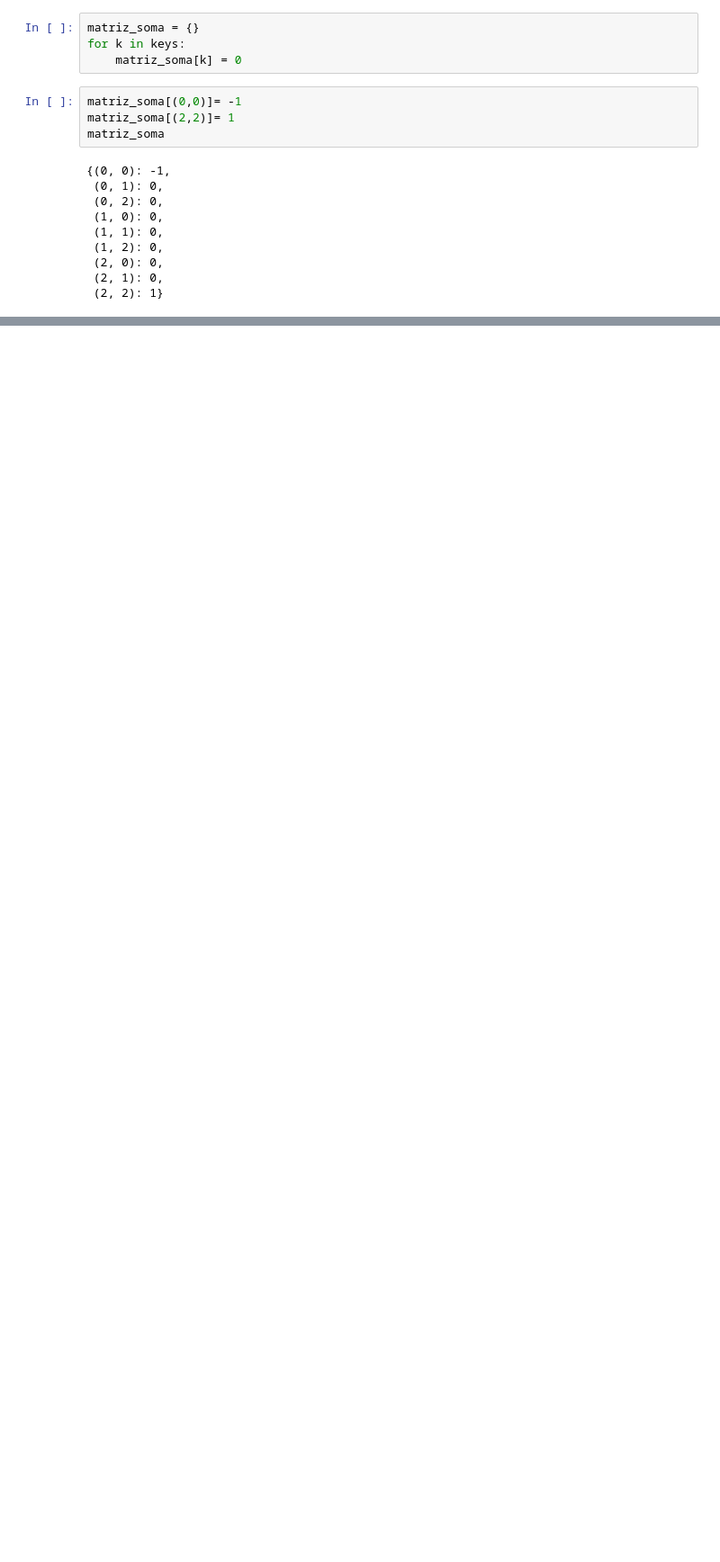
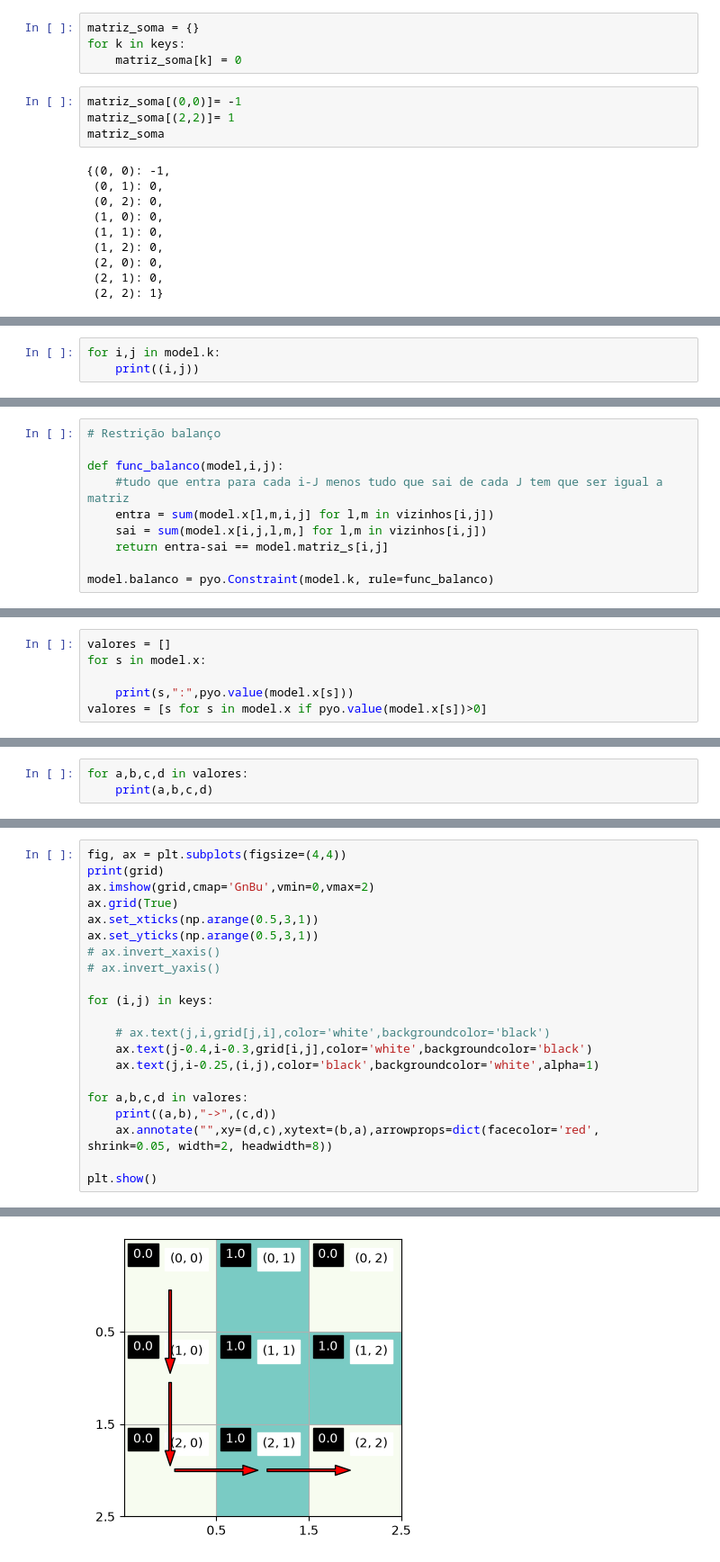
Before and after one commit to JoaoNogaroli/mestrado, a Jupyter notebook: projetos/menor-caminho/app.ipynb, the cells around one changed output, grey strips where cells are left out. Shown at 90% size. Drawn from its saved outputs; the diff is of its cells as text; blank space fills up the shorter version.

```diff
--- a/projetos/menor-caminho/app.ipynb
+++ b/projetos/menor-caminho/app.ipynb
@@ -141,0 +189,3 @@ model.pprint()
+# %%
+for i,j in model.k:
+    print((i,j))
@@ -141,0 +202,10 @@ model.pprint()
+# %%
+# Restrição balanço
+
+def func_balanco(model,i,j):
+    #tudo que entra para cada i-J menos tudo que sai de cada J tem que ser igual a matriz
+    entra = sum(model.x[l,m,i,j] for l,m in vizinhos[i,j])
+    sai = sum(model.x[i,j,l,m,] for l,m in vizinhos[i,j])
+    return entra-sai == model.matriz_s[i,j]
+
+model.balanco = pyo.Constraint(model.k, rule=func_balanco)
@@ -141,0 +221,6 @@ model.pprint()
+# %%
+valores = []
+for s in model.x:
+
+    print(s,":",pyo.value(model.x[s]))
+valores = [s for s in model.x if pyo.value(model.x[s])>0]
@@ -141,0 +245,3 @@ model.pprint()
+# %%
+for a,b,c,d in valores:
+    print(a,b,c,d)
@@ -141,0 +263,22 @@ model.pprint()
+# %%
+fig, ax = plt.subplots(figsize=(4,4))
+print(grid)
+ax.imshow(grid,cmap='GnBu',vmin=0,vmax=2)
+ax.grid(True)
+ax.set_xticks(np.arange(0.5,3,1))
+ax.set_yticks(np.arange(0.5,3,1))
+# ax.invert_xaxis()
+# ax.invert_yaxis()
+
+for (i,j) in keys:
+
+    # ax.text(j,i,grid[j,i],color='white',backgroundcolor='black')
+    ax.text(j-0.4,i-0.3,grid[i,j],color='white',backgroundcolor='black')
+    ax.text(j,i-0.25,(i,j),color='black',backgroundcolor='white',alpha=1)
+
+for a,b,c,d in valores:
+    print((a,b),"->",(c,d))
+    ax.annotate("",xy=(d,c),xytext=(b,a),arrowprops=dict(facecolor='red', shrink=0.05, width=2, headwidth=8))
+
+plt.show()
+# %% [output]
@@ -141,0 +292 @@ model.pprint()
+[figure, added]
```
Also changed, not shown: parts of 17 cells of this notebook, 1 other file.
